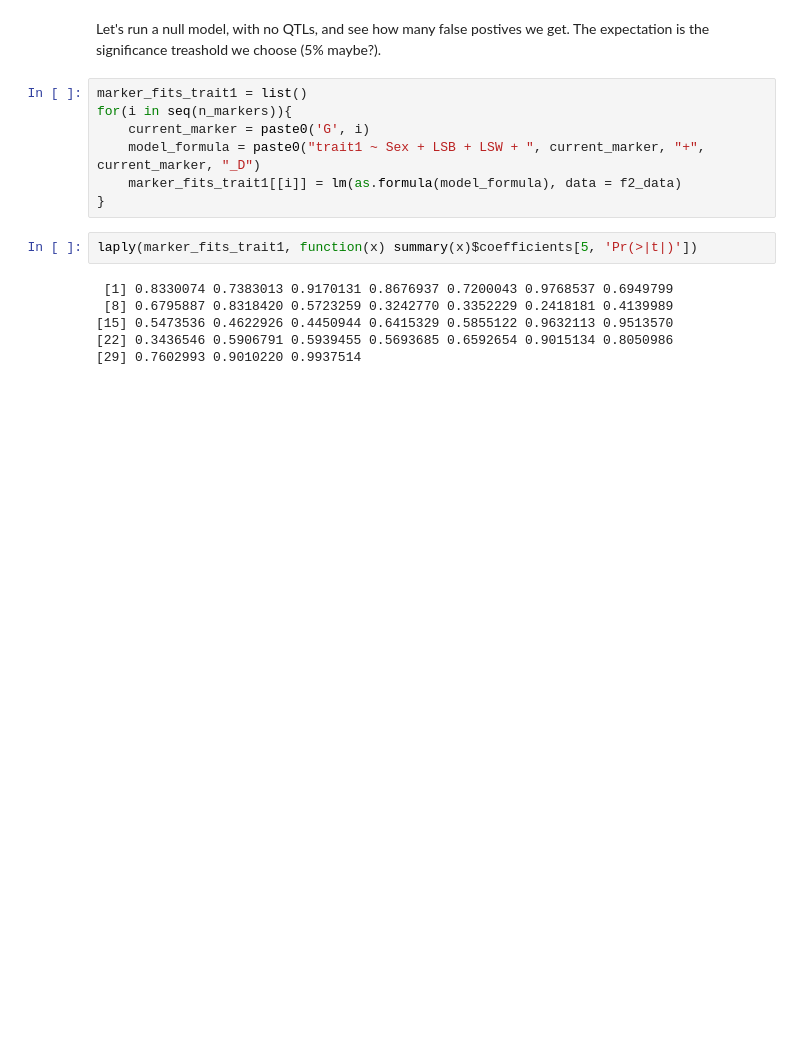
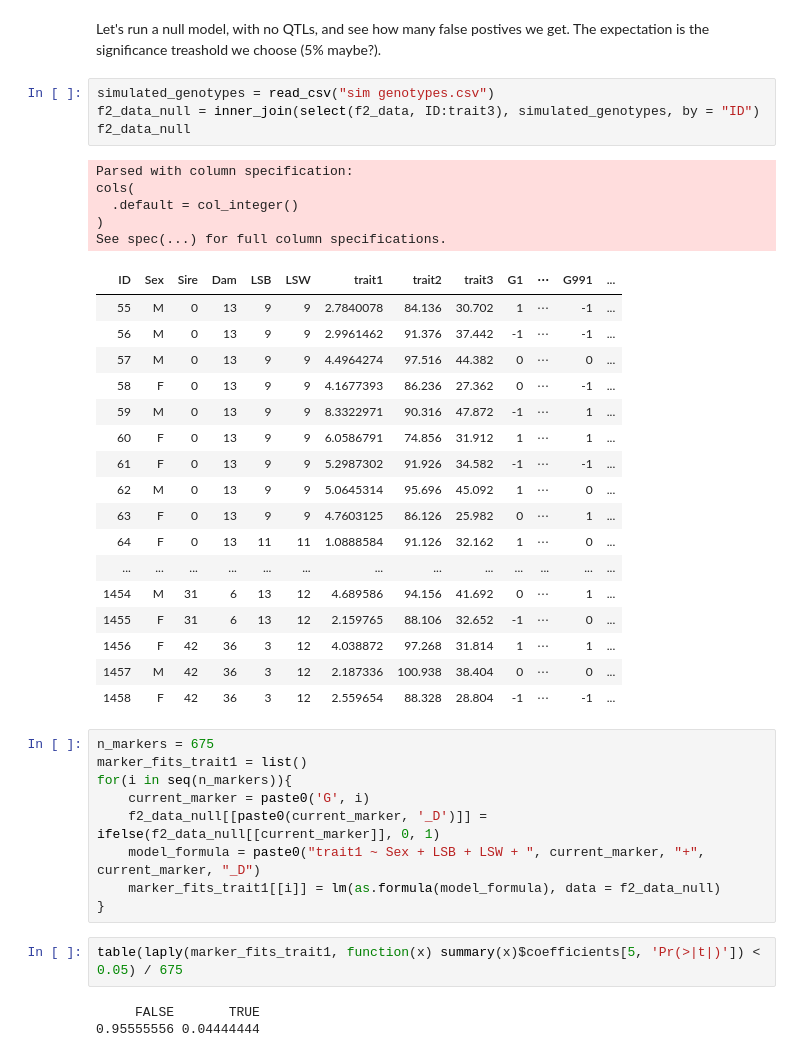
Before and after one commit to diogro/QGcourse, a Jupyter notebook: F2 mapping tutorial.ipynb, the cells around one changed output. Saved outputs shown, nothing was run; the diff lists cells and outputs as text; blank space fills up the shorter version.

```diff
--- a/F2 mapping tutorial.ipynb
+++ b/F2 mapping tutorial.ipynb
@@ -267,18 +249,44 @@ ldply(fl_marker_fits, function(x) summary(x)$coefficients[5, 'Pr(>|t|)']) %>%
 # Significance testing problems
 # %% [markdown]
 Let's run a null model, with no QTLs, and see how many false postives we get. The expectation is the significance treashold we choose (5% maybe?).
+# %%
+simulated_genotypes = read_csv("sim genotypes.csv")
+f2_data_null = inner_join(select(f2_data, ID:trait3), simulated_genotypes, by = "ID")
+f2_data_null
+# %% [output]
+Parsed with column specification:
+cols(
+  .default = col_integer()
+)
+See spec(...) for full column specifications.
+| ID | Sex | Sire | Dam | LSB | LSW | trait1 | trait2 | trait3 | G1 | ⋯ | G991 | ... |
+| 55 | M | 0 | 13 | 9 | 9 | 2.7840078 | 84.136 | 30.702 | 1 | ⋯ | -1 | ... |
+| 56 | M | 0 | 13 | 9 | 9 | 2.9961462 | 91.376 | 37.442 | -1 | ⋯ | -1 | ... |
+| 57 | M | 0 | 13 | 9 | 9 | 4.4964274 | 97.516 | 44.382 | 0 | ⋯ | 0 | ... |
+| 58 | F | 0 | 13 | 9 | 9 | 4.1677393 | 86.236 | 27.362 | 0 | ⋯ | -1 | ... |
+| 59 | M | 0 | 13 | 9 | 9 | 8.3322971 | 90.316 | 47.872 | -1 | ⋯ | 1 | ... |
+| 60 | F | 0 | 13 | 9 | 9 | 6.0586791 | 74.856 | 31.912 | 1 | ⋯ | 1 | ... |
+| 61 | F | 0 | 13 | 9 | 9 | 5.2987302 | 91.926 | 34.582 | -1 | ⋯ | -1 | ... |
+| 62 | M | 0 | 13 | 9 | 9 | 5.0645314 | 95.696 | 45.092 | 1 | ⋯ | 0 | ... |
+| 63 | F | 0 | 13 | 9 | 9 | 4.7603125 | 86.126 | 25.982 | 0 | ⋯ | 1 | ... |
+| 64 | F | 0 | 13 | 11 | 11 | 1.0888584 | 91.126 | 32.162 | 1 | ⋯ | 0 | ... |
+| ... | ... | ... | ... | ... | ... | ... | ... | ... | ... | ... | ... | ... |
+| 1454 | M | 31 | 6 | 13 | 12 | 4.689586 | 94.156 | 41.692 | 0 | ⋯ | 1 | ... |
+| 1455 | F | 31 | 6 | 13 | 12 | 2.159765 | 88.106 | 32.652 | -1 | ⋯ | 0 | ... |
+| 1456 | F | 42 | 36 | 3 | 12 | 4.038872 | 97.268 | 31.814 | 1 | ⋯ | 1 | ... |
+| 1457 | M | 42 | 36 | 3 | 12 | 2.187336 | 100.938 | 38.404 | 0 | ⋯ | 0 | ... |
+| 1458 | F | 42 | 36 | 3 | 12 | 2.559654 | 88.328 | 28.804 | -1 | ⋯ | -1 | ... |
 # %%
+n_markers = 675
 marker_fits_trait1 = list()
 for(i in seq(n_markers)){
     current_marker = paste0('G', i)
+    f2_data_null[[paste0(current_marker, '_D')]] = ifelse(f2_data_null[[current_marker]], 0, 1)
     model_formula = paste0("trait1 ~ Sex + LSB + LSW + ", current_marker, "+", current_marker, "_D")
-    marker_fits_trait1[[i]] = lm(as.formula(model_formula), data = f2_data)
+    marker_fits_trait1[[i]] = lm(as.formula(model_formula), data = f2_data_null)
 }
 # %%
-laply(marker_fits_trait1, function(x) summary(x)$coefficients[5, 'Pr(>|t|)'])
+table(laply(marker_fits_trait1, function(x) summary(x)$coefficients[5, 'Pr(>|t|)']) < 0.05) / 675
 # %% [output]
- [1] 0.8330074 0.7383013 0.9170131 0.8676937 0.7200043 0.9768537 0.6949799
- [8] 0.6795887 0.8318420 0.5723259 0.3242770 0.3352229 0.2418181 0.4139989
-[15] 0.5473536 0.4622926 0.4450944 0.6415329 0.5855122 0.9632113 0.9513570
-[22] 0.3436546 0.5906791 0.5939455 0.5693685 0.6592654 0.9015134 0.8050986
-[29] 0.7602993 0.9010220 0.9937514
+     FALSE       TRUE
+0.95555556 0.04444444
```
Also changed, not shown: parts of 2 cells of this notebook, 2 other files.
